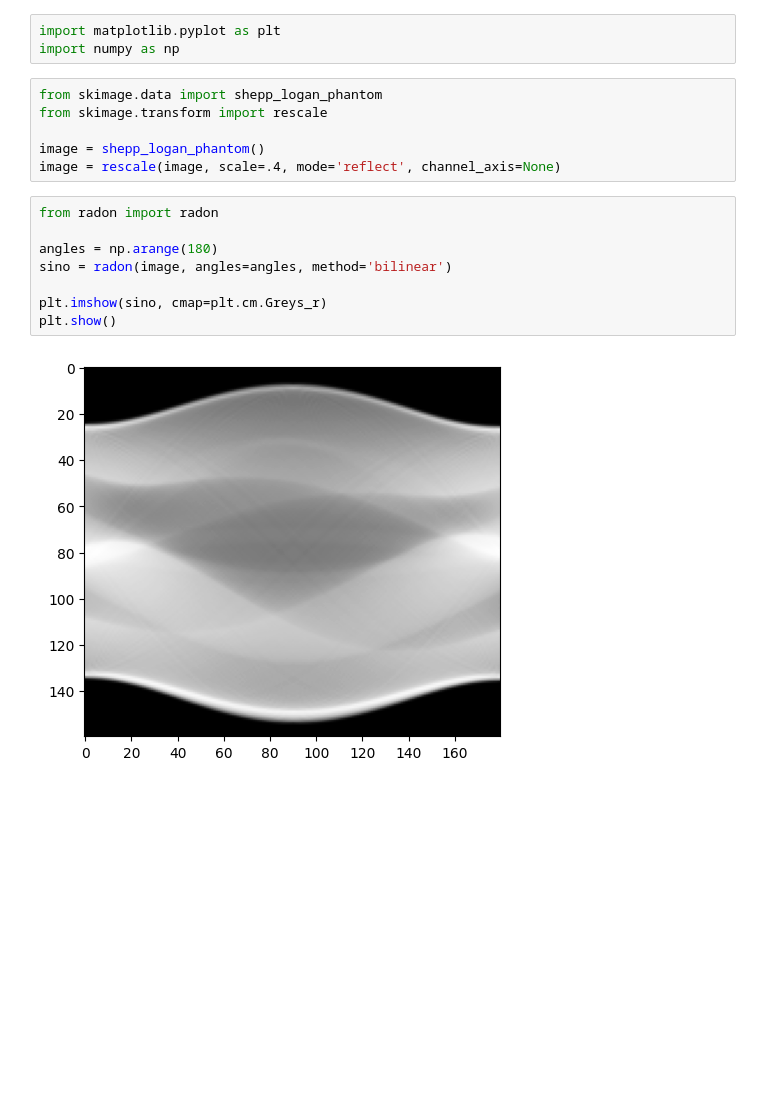
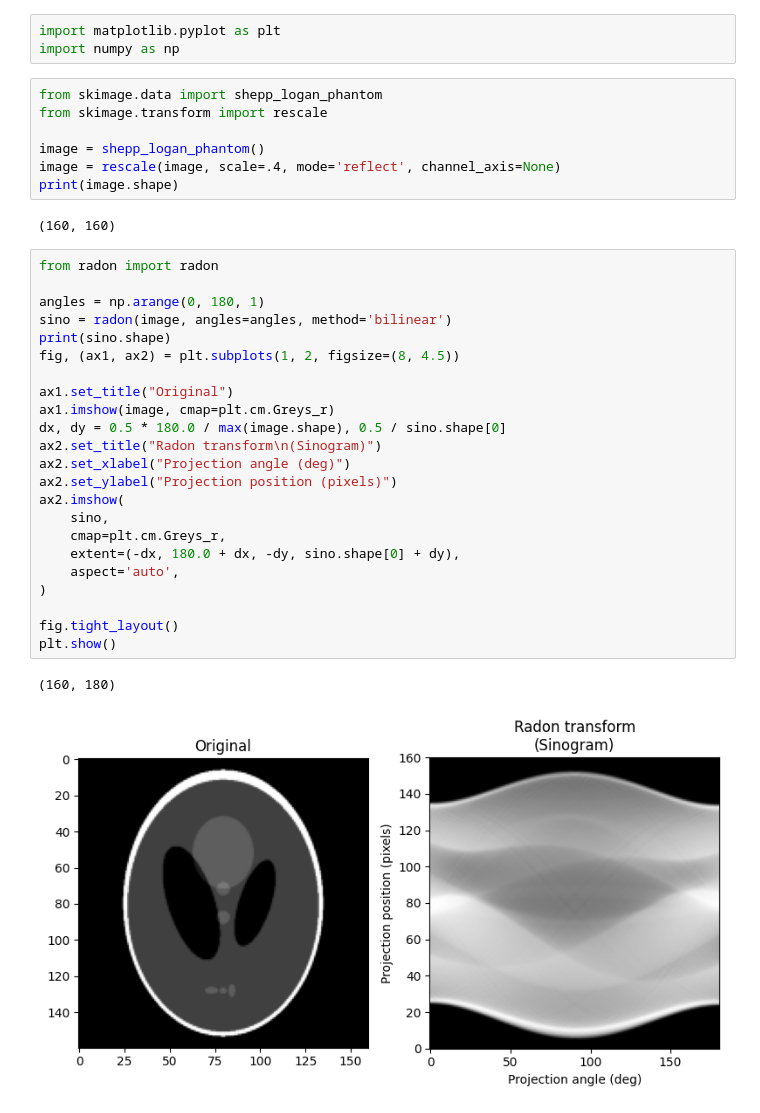
Before and after one commit to Moritz-Wald/Computertomographie, a Jupyter notebook: excercises.ipynb, the cells around one changed output. Saved outputs shown, nothing was run; the diff lists cells and outputs as text; blank space fills up the shorter version.

Commit message:
inverse radon initial commit

```diff
--- a/excercises.ipynb
+++ b/excercises.ipynb
@@ -7,13 +7,32 @@ from skimage.transform import rescale
 
 image = shepp_logan_phantom()
 image = rescale(image, scale=.4, mode='reflect', channel_axis=None)
+print(image.shape)
+# %% [output]
+(160, 160)
 # %%
 from radon import radon
 
-angles = np.arange(180)
+angles = np.arange(0, 180, 1)
 sino = radon(image, angles=angles, method='bilinear')
+print(sino.shape)
+fig, (ax1, ax2) = plt.subplots(1, 2, figsize=(8, 4.5))
 
-plt.imshow(sino, cmap=plt.cm.Greys_r)
+ax1.set_title("Original")
+ax1.imshow(image, cmap=plt.cm.Greys_r)
+dx, dy = 0.5 * 180.0 / max(image.shape), 0.5 / sino.shape[0]
+ax2.set_title("Radon transform\n(Sinogram)")
+ax2.set_xlabel("Projection angle (deg)")
+ax2.set_ylabel("Projection position (pixels)")
+ax2.imshow(
+    sino,
+    cmap=plt.cm.Greys_r,
+    extent=(-dx, 180.0 + dx, -dy, sino.shape[0] + dy),
+    aspect='auto',
+)
+
+fig.tight_layout()
 plt.show()
 # %% [output]
+(160, 180)
-[figure, old version]
+[figure, new version]
```
Also changed, not shown: parts of 6 cells of this notebook, 1 other file.
